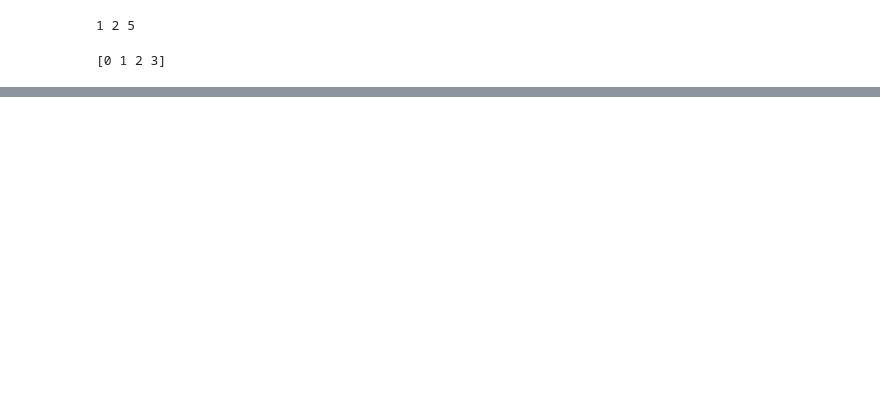
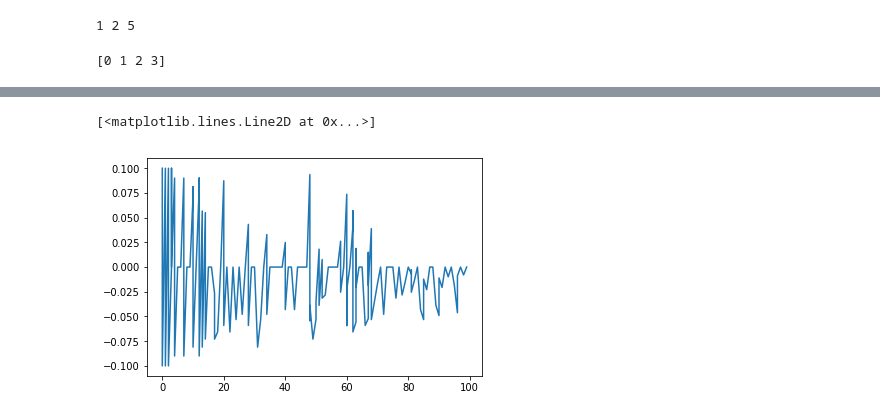
Before and after one commit to rgarzonj/LSTMs, a Jupyter notebook: Q_learning_blocksworld_tabular_implementation.py.ipynb, the cells around one changed output, grey strips where cells are left out. Drawn from its saved outputs; the diff is of its cells as text; code cells hidden in the pictures; blank space fills up the shorter version.

```diff
--- a/Q_learning_blocksworld_tabular_implementation.py.ipynb
+++ b/Q_learning_blocksworld_tabular_implementation.py.ipynb
@@ -175,0 +195,5 @@ plt.plot(ep_lengths)
+# %%
+plt.plot(ep_index,updates)
+# %% [output]
+[<matplotlib.lines.Line2D at 0x...>]
+[figure, added]
```
Also changed, not shown: parts of 11 cells of this notebook.
